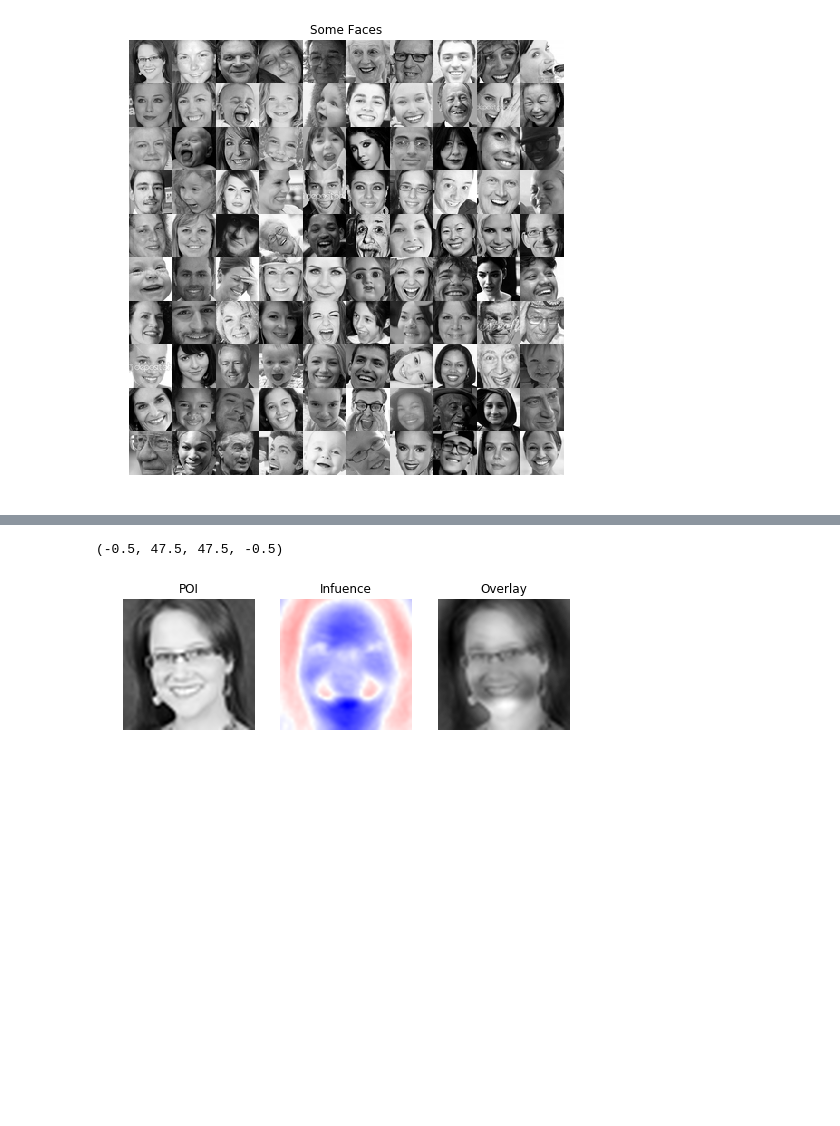
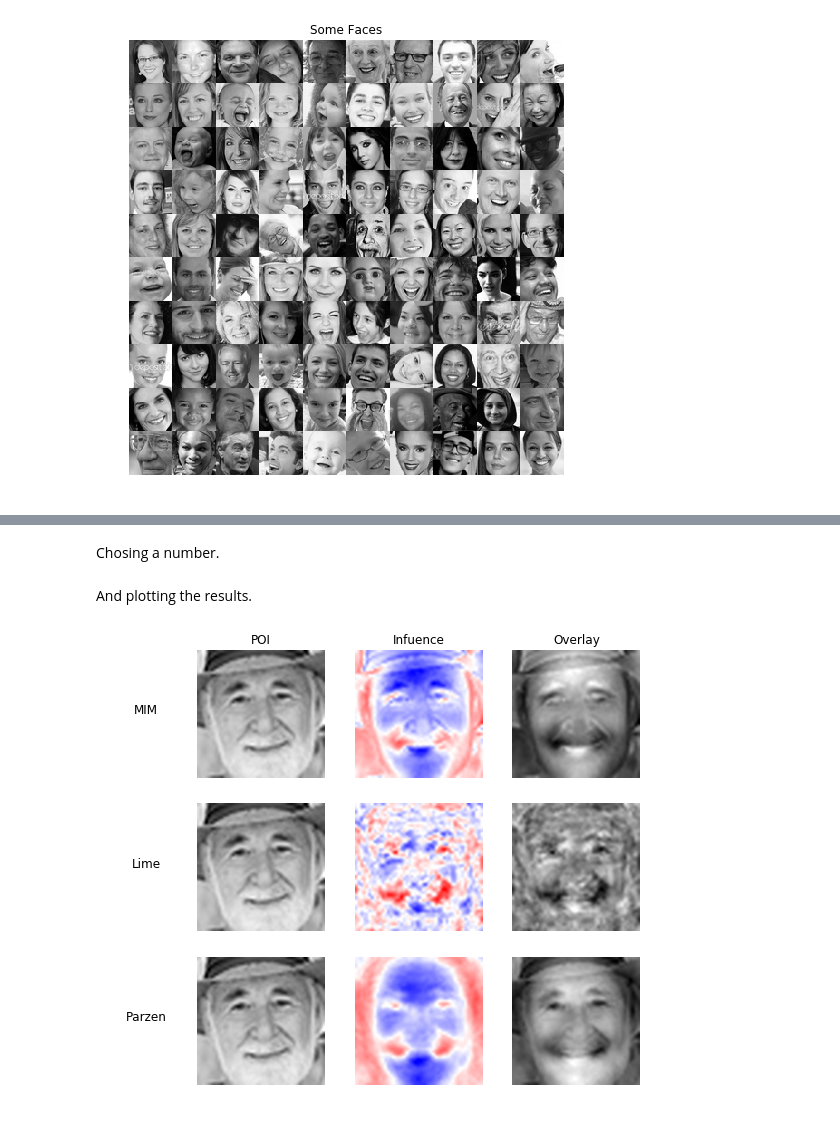
Before and after one commit to DataDrivenStrategicCollaborationGroup/MIM, a Jupyter notebook: Experiments for MIM.ipynb, the cells around one changed output, grey strips where cells are left out. Drawn from its saved outputs; the diff is of its cells as text; code cells hidden in the pictures; blank space fills up the shorter version.

```diff
--- a/Experiments for MIM.ipynb
+++ b/Experiments for MIM.ipynb
@@ -230,4 +166,0 @@ if __name__ == "__main__":
-# %%
-mimData = np.c_[data, y_vec]
-number = 268
-x = np.asarray(Mim(Alpha2())(mimData[number],mimData)).reshape(48,48)
@@ -310,3 +166,0 @@ def parzen(data, lables, number, sigma=4.7, distance_metric='euclidean',random_s
-# %%
-number = 490;
-x = parzen(data,y_vec,number).reshape(48,48)
@@ -328,16 +167,2 @@ Wall time: 22.2 s
-# %%
-number = 0
-x = parzen(data,y_vec,number,sigma=6).reshape(48,48)
-fig, (ax1, ax2, ax3) = plt.subplots(1,3, figsize = (8,8))
-ax1.imshow(data[number].reshape(48,48),cmap='gray',  interpolation = 'spline36')
-ax1.set_title('POI')
-ax1.axis('off')
-ax2.imshow(influenceToColorpicture(x),  interpolation = 'spline36')
-ax2.set_title('Infuence')
-ax2.axis('off')
-ax3.imshow(data[number].reshape(48,48)+x/max(max(x.flatten()),-min(x.flatten())),cmap='gray',  interpolation = 'spline36')
-ax3.set_title('Overlay')
-ax3.axis('off')
-# %% [output]
-(-0.5, 47.5, 47.5, -0.5)
-[figure, removed]
+# %% [markdown]
+Chosing a number.
@@ -343,0 +171,30 @@ ax3.axis('off')
+# %% [markdown]
+And plotting the results.
+# %%
+fig, axes = plt.subplots(3,3, figsize = (8,8))
+#MIM
+mim_infl = mim(data,labels,number)
+axes[0,0].imshow(data[number].reshape(48,48),cmap='gray',  interpolation = 'spline36')
+axes[0,2].imshow(overlay(data[number],mim_infl),cmap='gray',  interpolation = 'spline36')
+axes[0,1].imshow(influenceToColorpicture(mim_infl.reshape(48,48)),  interpolation = 'spline36')
+#Lime
+lime_infl = lime(data,labels,number,verbose=False)
+axes[1,0].imshow(data[number].reshape(48,48),cmap='gray',  interpolation = 'spline36')
+axes[1,1].imshow(influenceToColorpicture(lime_infl.reshape(48,48)),  interpolation = 'spline36')
+axes[1,2].imshow(overlay(data[number],lime_infl),cmap='gray',  interpolation = 'spline36')
+#Parzen
+parzen_infl = parzen(data,labels,number)
+axes[2,0].imshow(data[number].reshape(48,48),cmap='gray',  interpolation = 'spline36')
+axes[2,1].imshow(influenceToColorpicture(parzen_infl.reshape(48,48)),  interpolation = 'spline36')
+axes[2,2].imshow(overlay(data[number],parzen_infl),cmap='gray',  interpolation = 'spline36')
+#Formatting
+axes[0,0].set_title('POI')
+axes[0,1].set_title('Infuence')
+axes[0,2].set_title('Overlay')
+axes[0,0].annotate('MIM', xy=(0, 0.5), xycoords=axes[0,0].yaxis.label,size='large',ha='center')
+axes[1,0].annotate('Lime', xy=(0, 0.5), xycoords=axes[1,0].yaxis.label,size='large',ha='center')
+axes[2,0].annotate('Parzen', xy=(0, 0.5), xycoords=axes[2,0].yaxis.label,size='large',ha='center')
+for x in axes.ravel():
+    x.axis('off')
+# %% [output]
+[figure, added]
```
Also changed, not shown: parts of 40 cells of this notebook.
